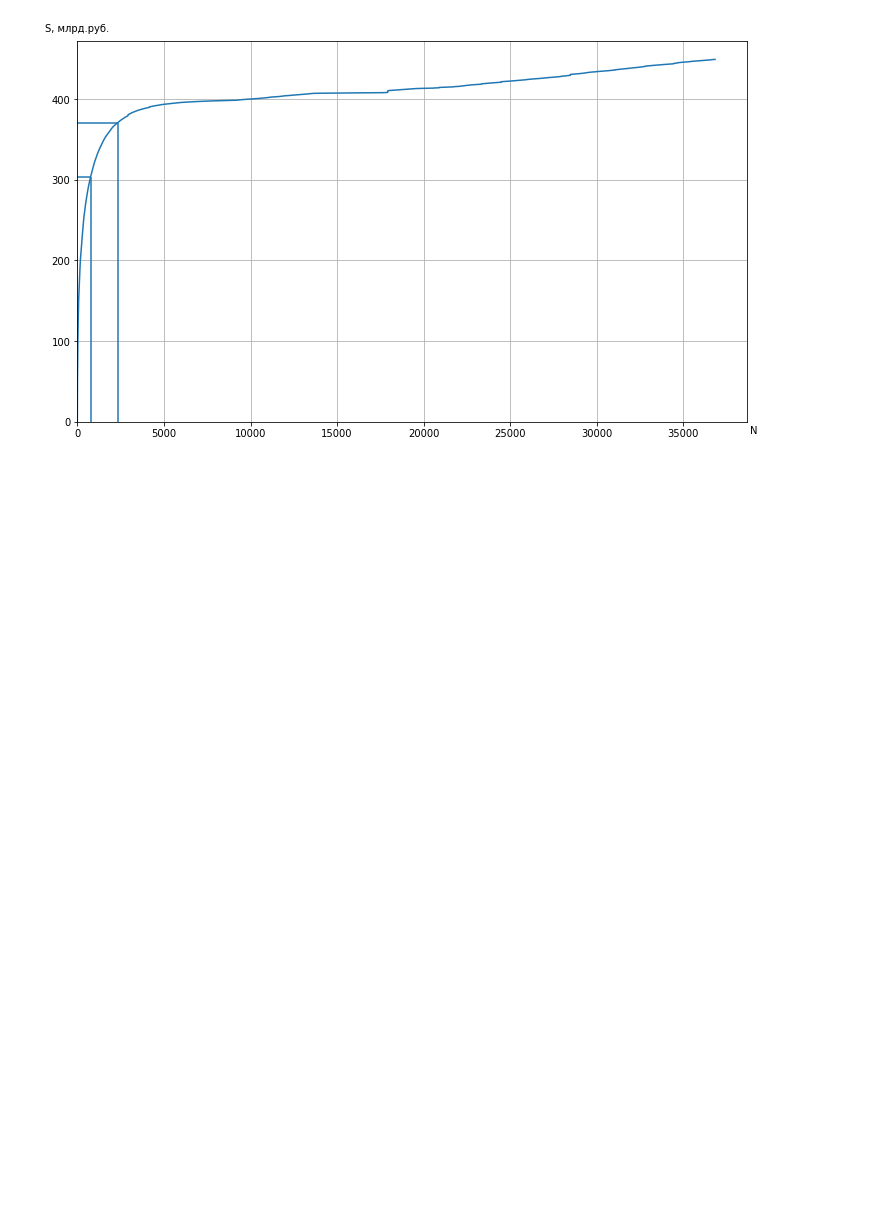
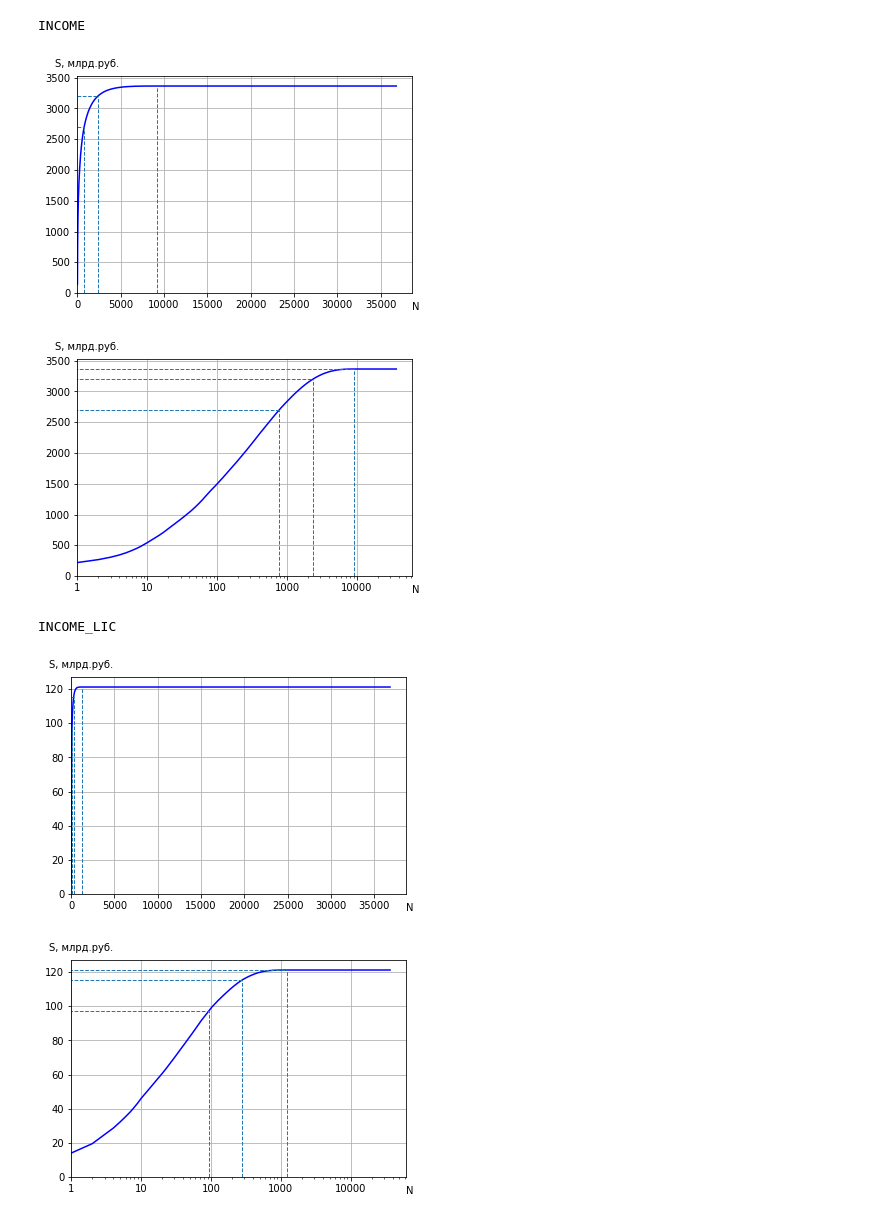
Before and after one commit to godofflipping/IT_Market, a Jupyter notebook: testing.ipynb, the cells around one changed output. Saved outputs shown, nothing was run; the diff lists cells and outputs as text; code cells hidden in the pictures; blank space fills up the shorter version.

Commit message:
more graphs

```diff
--- a/testing.ipynb
+++ b/testing.ipynb
@@ -12,6 +13,7 @@ IID_to_taxes = {}
 IID_to_salary = {}
 total = {}
 
+column0 = 'IID'
 column1 = 'income'
 column2 = 'income_lic'
 column3 = 'employee_num'
@@ -98,3 +72,0 @@ def result(IID_to):
-# %%
-# income
-df_income = result(IID_to_income)
@@ -114,3 +72,0 @@ df_income_lic = result(IID_to_income_lic)
-# %%
-# taxes
-df_taxes = result(IID_to_taxes)
@@ -261,29 +163,39 @@ plt.show()
-# %%
-x = [i for i in range(0, df_taxes[0].size + 1)]
-y = []
-sum = 0
-for i in range(df_taxes[1].size + 1):
-    if i != 0:
-        sum += df_taxes[1][i - 1] / 1e10
-    y.append(sum)
-
-figure = plt.figure(figsize=[12, 7])
-ax = figure.add_subplot()
-ax.set_ylabel('S, млрд.руб.', rotation='horizontal')
-ax.set_xlabel('N')
-ax.yaxis.set_label_coords(0, 1.02)
-ax.xaxis.set_label_coords(1.01, -0.01)
-ax.ticklabel_format(useOffset=False, style='plain')
-plt.plot(x, y, color='tab:blue')
-A = AA + AB + AC
-B = BA + BB + BC + A
-plt.vlines(x = A, ymin= 0, ymax = y[A], color='tab:blue')
-plt.vlines(x = B, ymin= 0, ymax = y[B], color='tab:blue')
-plt.hlines(xmin = 0, xmax = A, y = y[A], color='tab:blue')
-plt.hlines(xmin = 0, xmax = B, y = y[B], color='tab:blue')
-plt.grid()
-plt.xlim(xmin=0)
-plt.ylim(ymin=0)
-plt.show()
-# %% [output]
-[figure, removed]
+# %%
+print("INCOME")
+figure = plot_normal(df_income, df_income_A, df_income_B, df_income_C, column1, phrase='S, млрд.руб.', divider=1e9)
+figure.savefig('./ABC(no average salary)/AS1-ABC-Income-2021Q3.png', format='png')
+figure.savefig('./ABC(no average salary)/AS1-ABC-Income-2021Q3.eps', format='eps')
+figure = plot_log(df_income, df_income_A, df_income_B, df_income_C, column1, phrase='S, млрд.руб.', divider=1e9)
+figure.savefig('./ABC(no average salary)/AS1-ABC-Income-2021Q3-log.png', format='png')
+figure.savefig('./ABC(no average salary)/AS1-ABC-Income-2021Q3-log.eps', format='eps')
+
+print("INCOME_LIC")
+figure = plot_normal(df_income_liс, df_income_liс_A, df_income_liс_B, df_income_liс_C, column2, phrase='S, млрд.руб.', divider=1e9)
+figure.savefig('./ABC(no average salary)/AS1-ABC-Income_lic-2021Q3.png', format='png')
+figure.savefig('./ABC(no average salary)/AS1-ABC-Income_lic-2021Q3.eps', format='eps')
+figure = plot_log(df_income_liс, df_income_liс_A, df_income_liс_B, df_income_liс_C, column2, phrase='S, млрд.руб.', divider=1e9)
+figure.savefig('./ABC(no average salary)/AS1-ABC-Income_lic-2021Q3-log.png', format='png')
+figure.savefig('./ABC(no average salary)/AS1-ABC-Income_lic-2021Q3-log.eps', format='eps')
+
+print("EMPLOYEE_NUM")
+figure = plot_normal(df_employee, df_employee_A, df_employee_B, df_employee_C, column3, phrase='S', divider=1e3)
+figure.savefig('./ABC(no average salary)/AS1-ABC-Employee_num-2021Q3.png', format='png')
+figure.savefig('./ABC(no average salary)/AS1-ABC-Employee_num-2021Q3.eps', format='eps')
+figure = plot_log(df_employee, df_employee_A, df_employee_B, df_employee_C, column3, phrase='S', divider=1e3)
+figure.savefig('./ABC(no average salary)/AS1-ABC-Employee_num-2021Q3-log.png', format='png')
+figure.savefig('./ABC(no average salary)/AS1-ABC-Employee_num-2021Q3-log.eps', format='eps')
+
+print("TAXES")
+figure = plot_normal(df_taxes, df_taxes_A, df_taxes_B, df_taxes_C, column4, phrase='S, млрд.руб.', divider=1e9)
+figure.savefig('./ABC(no average salary)/AS1-ABC-Taxes-2021Q3.png', format='png')
+figure.savefig('./ABC(no average salary)/AS1-ABC-Taxes-2021Q3.eps', format='eps')
+figure = plot_log(df_taxes, df_taxes_A, df_taxes_B, df_taxes_C, column4, phrase='S, млрд.руб.', divider=1e9)
+figure.savefig('./ABC(no average salary)/AS1-ABC-Taxes-2021Q3-log.png', format='png')
+figure.savefig('./ABC(no average salary)/AS1-ABC-Taxes-2021Q3-log.eps', format='eps')
+# %% [output]
+INCOME
+[figure, added]
+[figure, added]
+INCOME_LIC
+[figure, added]
+[figure, added]
```
Also changed, not shown: parts of 16 cells of this notebook.
